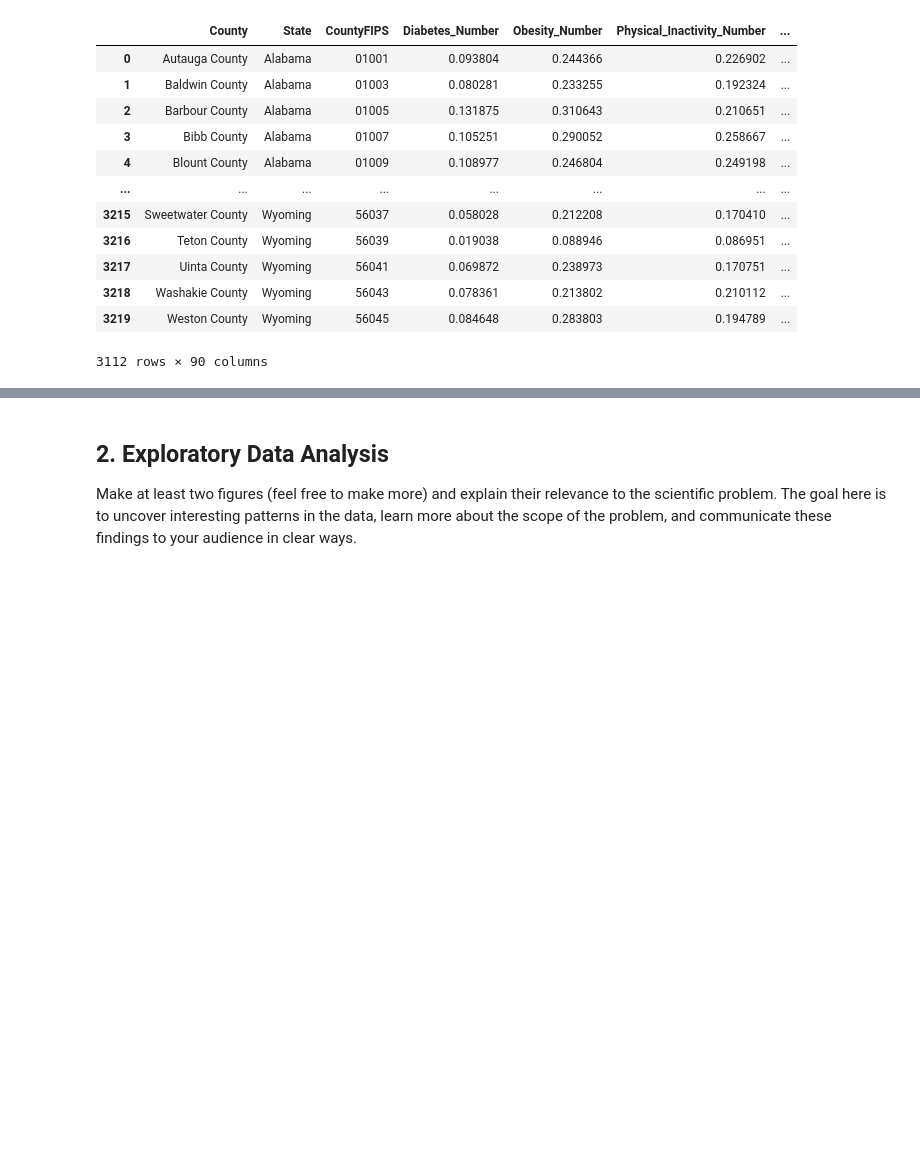
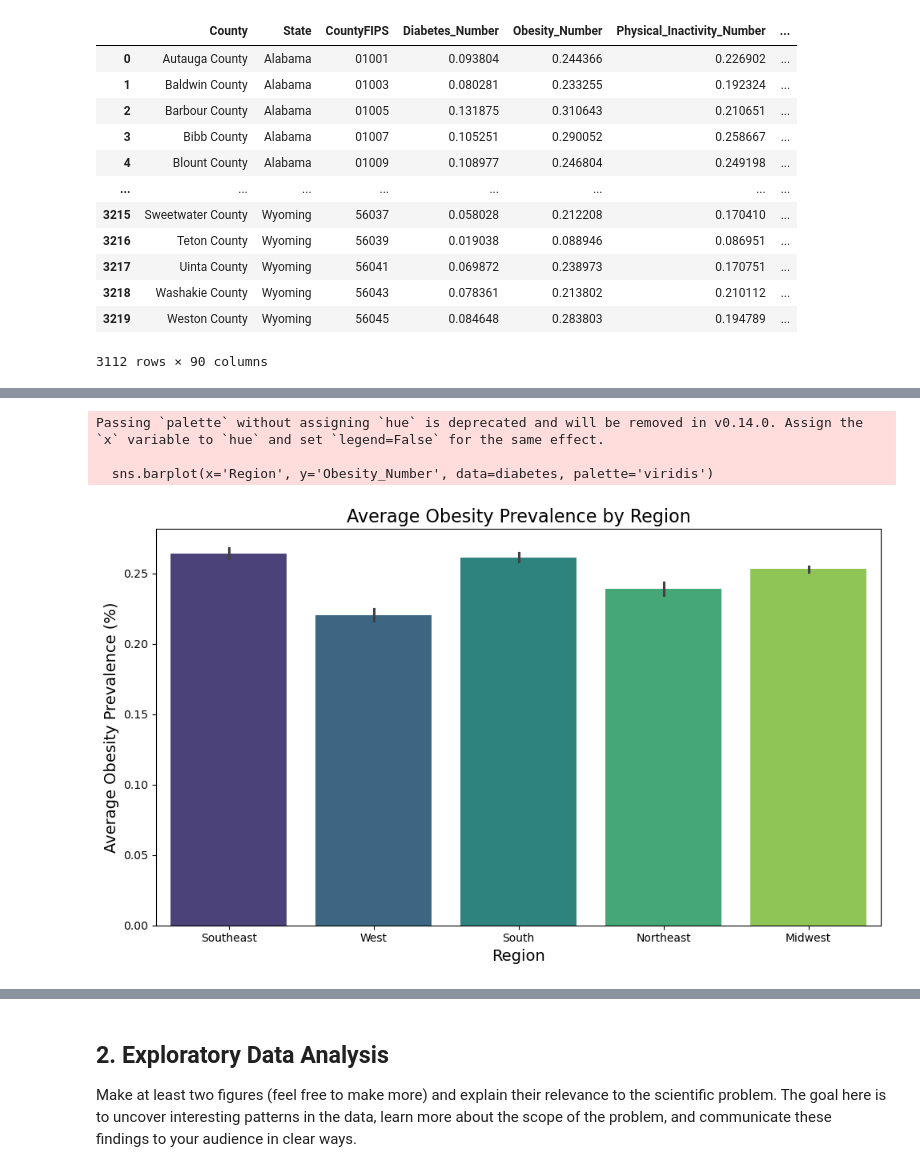
Before and after one commit to nereidagra/Computational-Social-Science-Projects, a Jupyter notebook: Project 2/Project 2 Nereida Heller.ipynb, the cells around one changed output, grey strips where cells are left out. Saved outputs shown, nothing was run; the diff lists cells and outputs as text; code cells hidden in the pictures; blank space fills up the shorter version.

```diff
--- a/Project 2/Project 2 Nereida Heller.ipynb
+++ b/Project 2/Project 2 Nereida Heller.ipynb
@@ -412,0 +450,20 @@ diabetes
+# %%
+#How about risk factors
+
+#Obesity
+plt.figure(figsize=(10, 6))
+sns.barplot(x='Region', y='Obesity_Number', data=diabetes, palette='viridis')
+
+# Add titles and labels
+plt.title('Average Obesity Prevalence by Region', fontsize=16)
+plt.xlabel('Region', fontsize=14)
+plt.ylabel('Average Obesity Prevalence (%)', fontsize=14)
+
+# Show the plot
+plt.tight_layout()  # Adjust layout to make room for the x labels
+plt.show()
+# %% [output]
+Passing `palette` without assigning `hue` is deprecated and will be removed in v0.14.0. Assign the `x` variable to `hue` and set `legend=False` for the same effect.
+
+  sns.barplot(x='Region', y='Obesity_Number', data=diabetes, palette='viridis')
+[figure, added]
```
Also changed, not shown: parts of 24 cells of this notebook.
